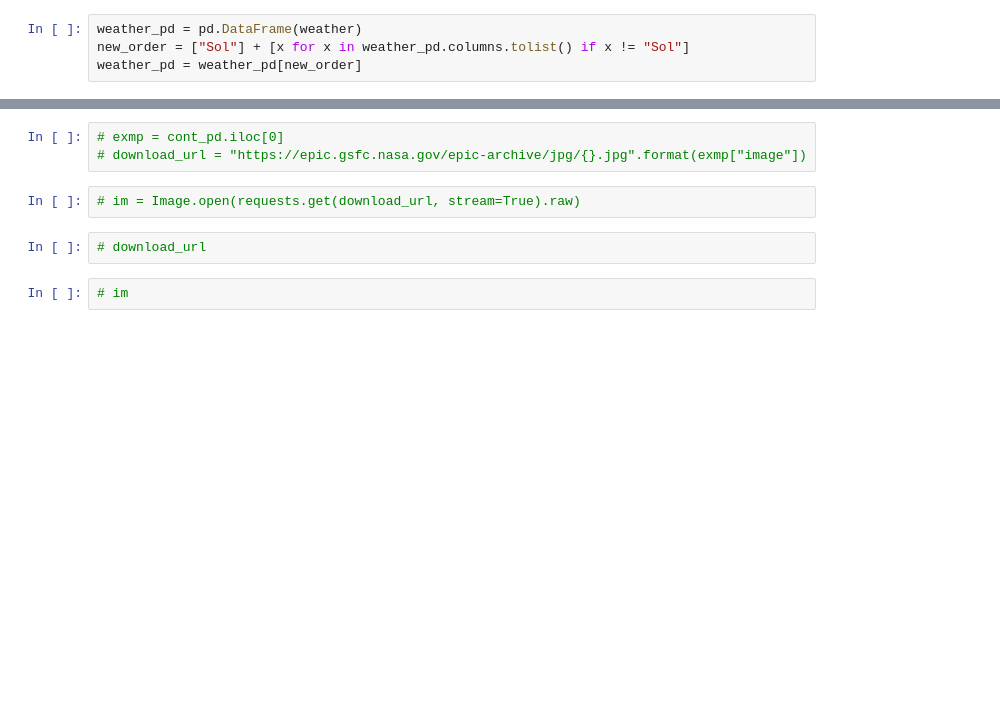
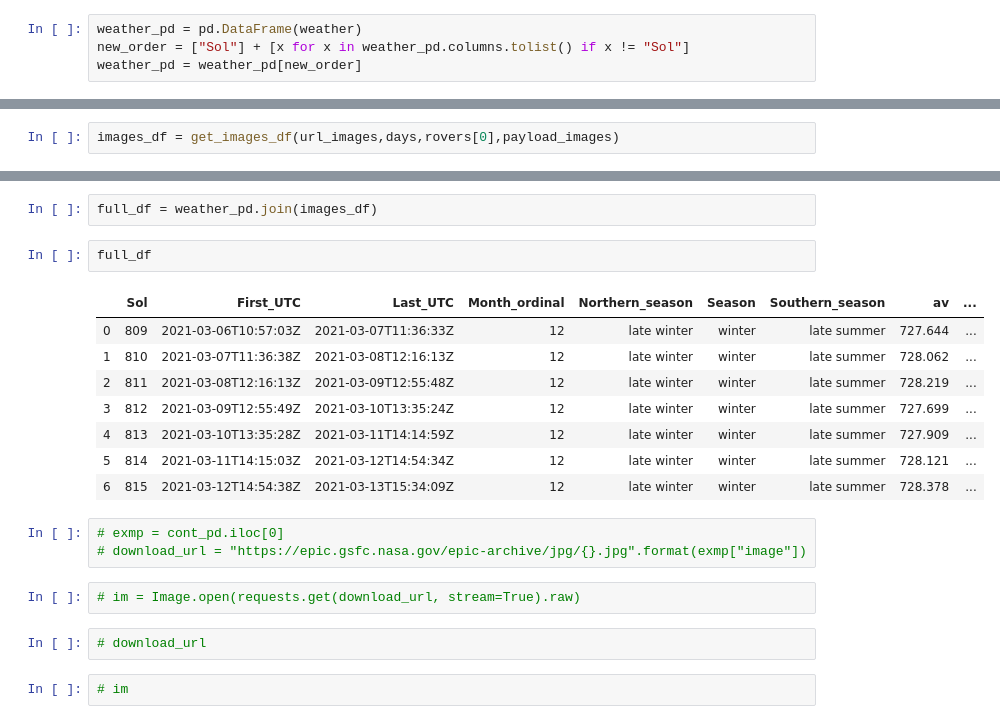
Before and after one commit to SinfulCitrus/DataSciA1, a Jupyter notebook: assignment1.ipynb, the cells around one changed output, grey strips where cells are left out. Saved outputs shown, nothing was run; the diff lists cells and outputs as text; blank space fills up the shorter version.

```diff
--- a/assignment1.ipynb
+++ b/assignment1.ipynb
@@ -76,0 +168,2 @@ weather_pd
+# %%
+images_df = get_images_df(url_images,days,rovers[0],payload_images)
@@ -77,3 +189,16 @@ weather_pd
+# %%
+full_df = weather_pd.join(images_df)
+# %%
+full_df
+# %% [output]
+|  | Sol | First_UTC | Last_UTC | Month_ordinal | Northern_season | Season | Southern_season | av | ... |
+| 0 | 809 | 2021-03-06T10:57:03Z | 2021-03-07T11:36:33Z | 12 | late winter | winter | late summer | 727.644 | ... |
+| 1 | 810 | 2021-03-07T11:36:38Z | 2021-03-08T12:16:13Z | 12 | late winter | winter | late summer | 728.062 | ... |
+| 2 | 811 | 2021-03-08T12:16:13Z | 2021-03-09T12:55:48Z | 12 | late winter | winter | late summer | 728.219 | ... |
+| 3 | 812 | 2021-03-09T12:55:49Z | 2021-03-10T13:35:24Z | 12 | late winter | winter | late summer | 727.699 | ... |
+| 4 | 813 | 2021-03-10T13:35:28Z | 2021-03-11T14:14:59Z | 12 | late winter | winter | late summer | 727.909 | ... |
+| 5 | 814 | 2021-03-11T14:15:03Z | 2021-03-12T14:54:34Z | 12 | late winter | winter | late summer | 728.121 | ... |
+| 6 | 815 | 2021-03-12T14:54:38Z | 2021-03-13T15:34:09Z | 12 | late winter | winter | late summer | 728.378 | ... |
 # %%
 # exmp = cont_pd.iloc[0]
 # download_url = "https://epic.gsfc.nasa.gov/epic-archive/jpg/{}.jpg".format(exmp["image"])
```
Also changed, not shown: parts of 15 cells of this notebook.
